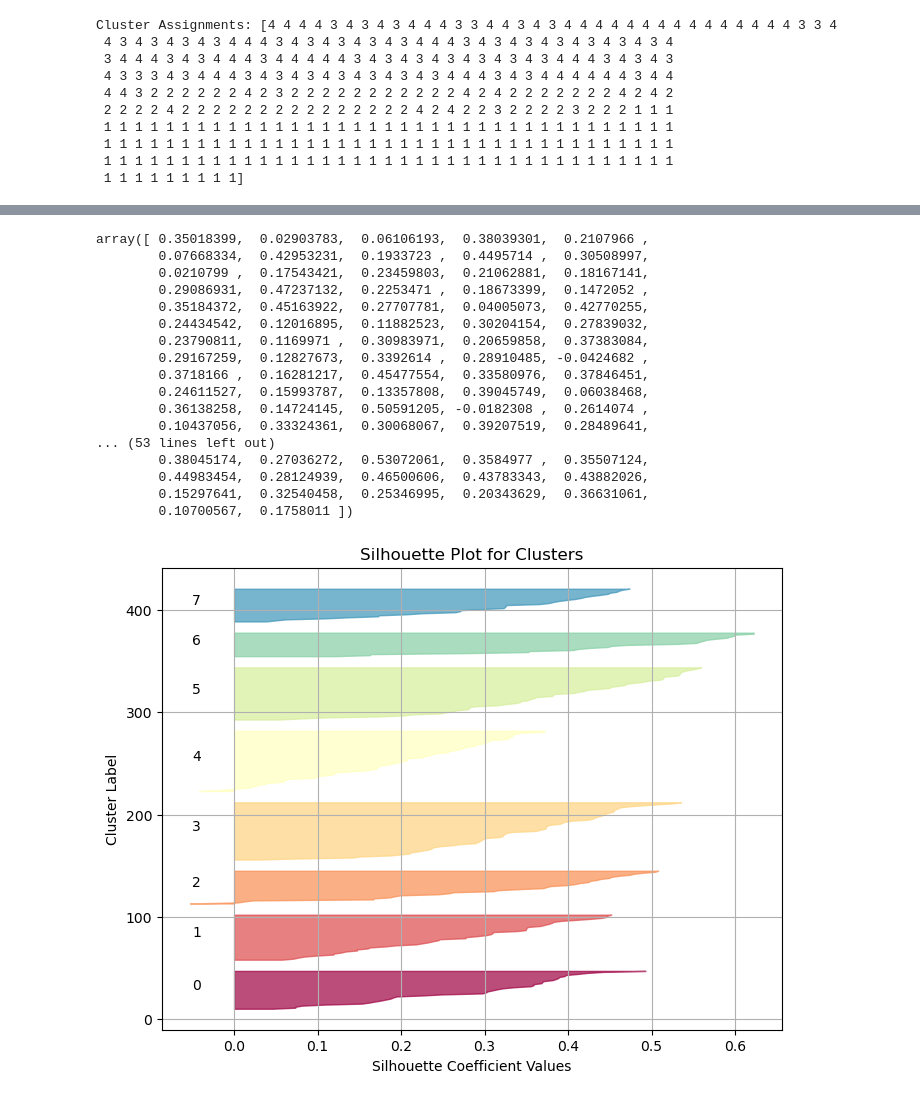
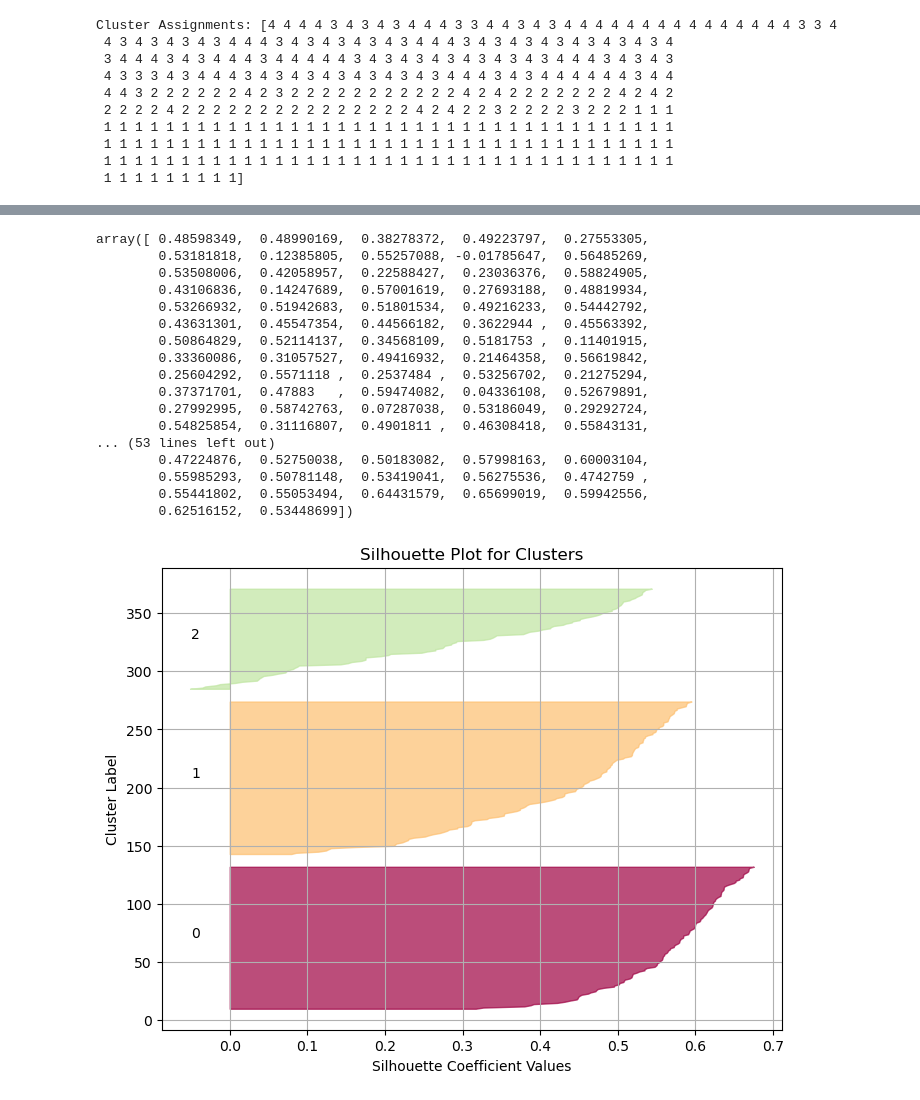
Before and after one commit to CharlieSalsa/Tareas_Master, a Jupyter notebook: MineriaDeDatos/Parte2/TareaP2.ipynb, the cells around one changed output, grey strips where cells are left out. Cells and saved outputs as stored; diff of their text form; code cells hidden in the pictures.

```diff
--- a/MineriaDeDatos/Parte2/TareaP2.ipynb
+++ b/MineriaDeDatos/Parte2/TareaP2.ipynb
@@ -382,6 +409,3 @@ fm2.plot_pca_scatter_with_categories(datos_componentes, componentes_principales,
 [figure]
 # %%
 contribuciones_proporcionales_01 = contribuciones_proporcionales / 100
-# %%
-for index, row in contribuciones_proporcionales_01.iterrows():
-    print(index)
@@ -431,0 +520,29 @@ plt.show()
+# %%
+# Assuming 'df' is your original DataFrame with data
+# 'cluster_assignments' contains cluster assignments
+
+# Step 1: Perform PCA
+pca = PCA(n_components=2)
+principal_components = pca.fit_transform(datos_estandarizados)
+
+# Create a new DataFrame for the 2D principal components
+df_pca = pd.DataFrame(data=principal_components, columns=['PC1', 'PC2'])
+
+# Step 2: Create a scatter plot with colors for clusters
+plt.figure(figsize=(10, 6))
+
+# Loop through unique cluster assignments and plot data points with the same color
+for cluster in np.unique(cluster_assignments):
+    plt.scatter(df_pca.loc[cluster_assignments == cluster, 'PC1'],
+                df_pca.loc[cluster_assignments == cluster, 'PC2'],
+                label=f'Cluster {cluster}')
+# Add labels to data points
+for i, row in df_pca.iterrows():
+    plt.text(row['PC1'], row['PC2'], str(datos_estandarizados.index[i]), fontsize=8)
+
+plt.title("2D PCA Plot with Cluster Assignments Link")
+plt.xlabel("Principal Component 1")
+plt.ylabel("Principal Component 2")
+plt.legend()
+plt.grid()
+plt.show()
@@ -450,6 +566,3 @@ Cluster Assignments: [4 4 4 4 3 4 3 4 3 4 4 4 3 3 4 4 3 4 3 4 4 4 4 4 4 4 4 4 4
  1 1 1 1 1 1 1 1 1 1 1 1 1 1 1 1 1 1 1 1 1 1 1 1 1 1 1 1 1 1 1 1 1 1 1 1 1
  1 1 1 1 1 1 1 1 1 1 1 1 1 1 1 1 1 1 1 1 1 1 1 1 1 1 1 1 1 1 1 1 1 1 1 1 1
  1 1 1 1 1 1 1 1 1]
-# %%
-# Create a new column 'Cluster' and assign the 'cluster_assignments' values to it
-datos_estandarizados['Cluster'] = cluster_assignments
@@ -605,6 +703,6 @@ plt.show()
 # %%
 # Assuming 'df_std_distance' is your standardized data and '4' is the optimal number of clusters
-kmeans = KMeans(n_clusters=8, random_state=0)
+kmeans = KMeans(n_clusters=3, random_state=0)
 kmeans.fit(datos_estandarizados)
 labels = kmeans.labels_
 # %%
@@ -632,49 +730,49 @@ plt.show()
 silhouette_values = silhouette_samples(datos_estandarizados, labels)
 silhouette_values
 # %% [output]
-array([ 0.35018399,  0.02903783,  0.06106193,  0.38039301,  0.2107966 ,
-        0.07668334,  0.42953231,  0.1933723 ,  0.4495714 ,  0.30508997,
-        0.0210799 ,  0.17543421,  0.23459803,  0.21062881,  0.18167141,
-        0.29086931,  0.47237132,  0.2253471 ,  0.18673399,  0.1472052 ,
-        0.35184372,  0.45163922,  0.27707781,  0.04005073,  0.42770255,
-        0.24434542,  0.12016895,  0.11882523,  0.30204154,  0.27839032,
-        0.23790811,  0.1169971 ,  0.30983971,  0.20659858,  0.37383084,
-        0.29167259,  0.12827673,  0.3392614 ,  0.28910485, -0.0424682 ,
-        0.3718166 ,  0.16281217,  0.45477554,  0.33580976,  0.37846451,
-        0.24611527,  0.15993787,  0.13357808,  0.39045749,  0.06038468,
-        0.36138258,  0.14724145,  0.50591205, -0.0182308 ,  0.2614074 ,
-        0.10437056,  0.33324361,  0.30068067,  0.39207519,  0.28489641,
+array([ 0.48598349,  0.48990169,  0.38278372,  0.49223797,  0.27553305,
+        0.53181818,  0.12385805,  0.55257088, -0.01785647,  0.56485269,
+        0.53508006,  0.42058957,  0.22588427,  0.23036376,  0.58824905,
+        0.43106836,  0.14247689,  0.57001619,  0.27693188,  0.48819934,
+        0.53266932,  0.51942683,  0.51801534,  0.49216233,  0.54442792,
+        0.43631301,  0.45547354,  0.44566182,  0.3622944 ,  0.45563392,
+        0.50864829,  0.52114137,  0.34568109,  0.5181753 ,  0.11401915,
+        0.33360086,  0.31057527,  0.49416932,  0.21464358,  0.56619842,
+        0.25604292,  0.5571118 ,  0.2537484 ,  0.53256702,  0.21275294,
+        0.37371701,  0.47883   ,  0.59474082,  0.04336108,  0.52679891,
+        0.27992995,  0.58742763,  0.07287038,  0.53186049,  0.29292724,
+        0.54825854,  0.31116807,  0.4901811 ,  0.46308418,  0.55843131,
 ... (53 lines left out)
-        0.38045174,  0.27036272,  0.53072061,  0.3584977 ,  0.35507124,
-        0.44983454,  0.28124939,  0.46500606,  0.43783343,  0.43882026,
-        0.15297641,  0.32540458,  0.25346995,  0.20343629,  0.36631061,
-        0.10700567,  0.1758011 ])
+        0.47224876,  0.52750038,  0.50183082,  0.57998163,  0.60003104,
+        0.55985293,  0.50781148,  0.53419041,  0.56275536,  0.4742759 ,
+        0.55441802,  0.55053494,  0.64431579,  0.65699019,  0.59942556,
+        0.62516152,  0.53448699])
 # %%
 plt.figure(figsize=(8, 6))
 
 y_lower = 10
-for i in range(8):
+for i in range(3):
     ith_cluster_silhouette_values = silhouette_values[labels == i]
     ith_cluster_silhouette_values.sort()
 
     size_cluster_i = ith_cluster_silhouette_values.shape[0]
     y_upper = y_lower + size_cluster_i
 
-    color = plt.cm.get_cmap("Spectral")(float(i) / 8)
+    color = plt.cm.get_cmap("Spectral")(float(i) / 3)
     plt.fill_betweenx(np.arange(y_lower, y_upper),
                       0, ith_cluster_silhouette_values,
                       facecolor=color, edgecolor=color, alpha=0.7)
 
     plt.text(-0.05, y_lower + 0.5 * size_cluster_i, str(i))
     y_lower = y_upper + 10
 
 plt.title("Silhouette Plot for Clusters")
 plt.xlabel("Silhouette Coefficient Values")
 plt.ylabel("Cluster Label")
 plt.grid(True)
 plt.show()
 # %% [output]
-[figure, old version]
+[figure, new version]
 # %%
 # Add the labels as a new column to the DataFrame
 datos_estandarizados['label'] = labels
```
Also changed, not shown: parts of 29 cells of this notebook.
